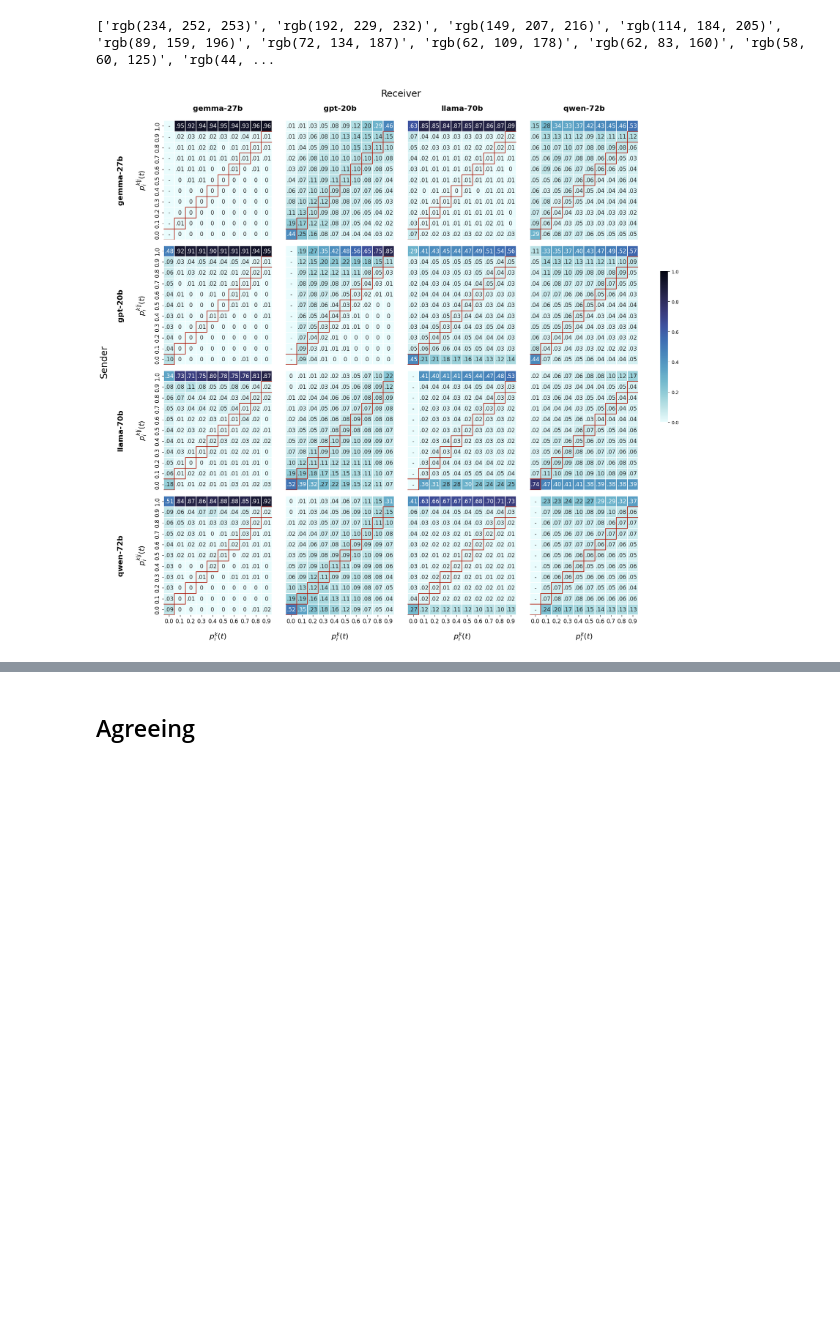
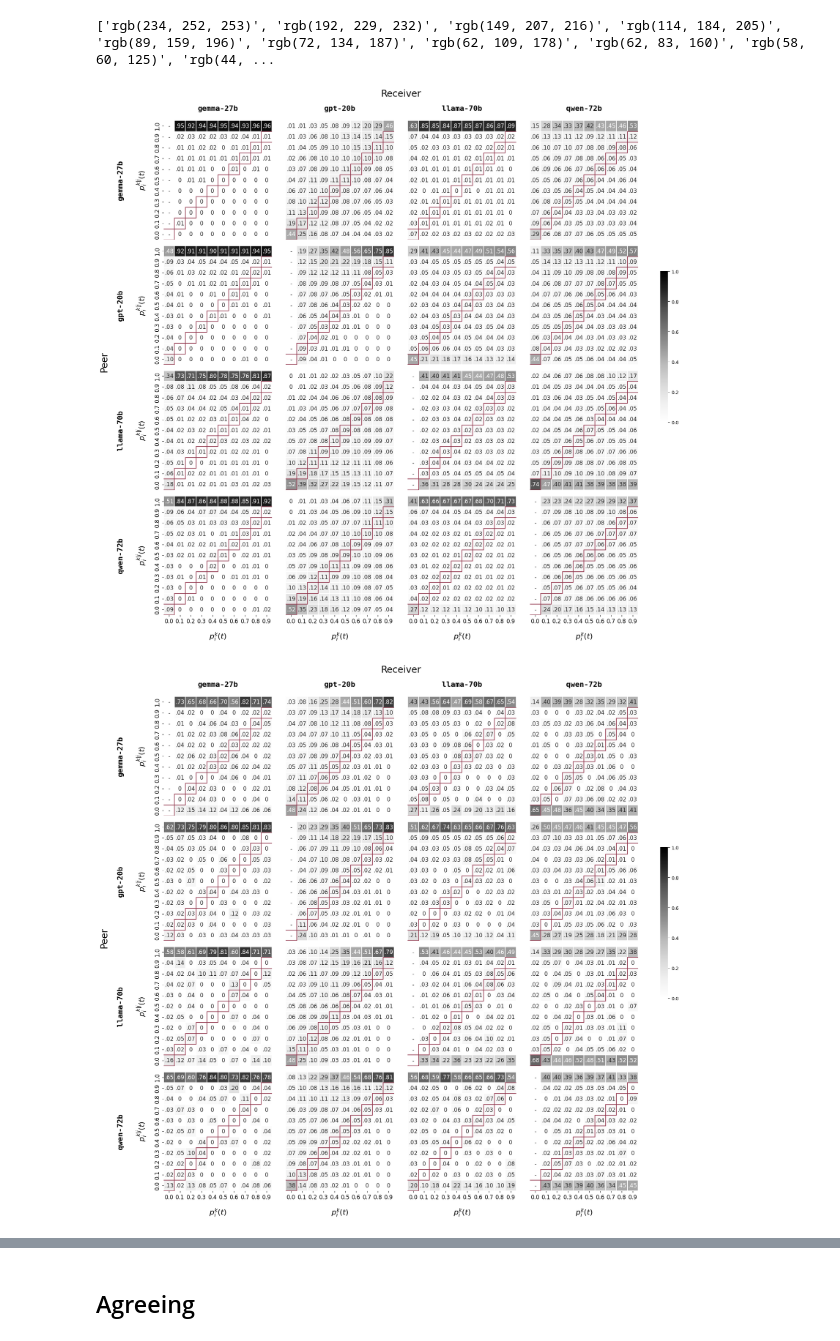
Before and after one commit to fridanl/thesis-mas, a Jupyter notebook: src/eda.ipynb, the cells around one changed output, grey strips where cells are left out. Cells and saved outputs as stored; diff of their text form; code cells hidden in the pictures; blank space fills up the shorter version.

```diff
--- a/src/eda.ipynb
+++ b/src/eda.ipynb
@@ -38,9 +189,10 @@ def load_deltas_main(base_path: Path):
 
         dataset = dataset_dir / 'main'
 
-        print(dataset_dir.name.upper())
+        for file in dataset.glob('*.csv'):
+            if file.stem == 'claims_label_consistency':
+                continue
 
-        for file in dataset.glob('*.csv'):
             name = file.stem
 
             parts = name.split("_")
@@ -193,7 +265,7 @@ def to_latex_pivot(df: pd.DataFrame, value_col: str, caption: str, label: str) -
     \\resizebox{{\\textwidth}}{{!}}{{
     \\begin{{tabular}}{{{col_format}}}
     \\toprule
-    \\diagbox{{Sender}}{{Receiver}} & {col_headers} \\\\
+    \\diagbox{{Peer}}{{Receiver}} & {col_headers} \\\\
     \\midrule
         {body}
     \\bottomrule
@@ -1026,7 +1093,7 @@ def draw_heatmap_influence(ax, grid, show_cbar, cbar_ax):
     sns.heatmap(
         grid_filled,
         ax=ax,
-        cmap=CMAP,
+        cmap='Grays',
         # norm = matplotlib.colors.PowerNorm(gamma=0.5),
         vmin=VMIN,
         vmax=VMAX,
@@ -1110,6 +1177,7 @@ def plot_heatmap_influence_large(df: pd.DataFrame, dataset: str, dataset_config:
                     ha='center', va='center',
                     fontsize=16, fontweight='bold',
                     rotation=90,
+                    family= 'monospace'
                 )
                 ax.set_yticks(np.arange(len(y_vals)) + 0.5)
                 ax.set_yticklabels(ytick_labels, fontsize = 12)
@@ -1126,7 +1194,8 @@ def plot_heatmap_influence_large(df: pd.DataFrame, dataset: str, dataset_config:
                     xytext=(0.5, 1.1),
                     textcoords='axes fraction',
                     ha='center', va='center',
-                    fontsize=16, fontweight='bold'
+                    fontsize=16, fontweight='bold',
+                    family = 'monospace'
                 )
 
             if is_bottom:
@@ -1156,7 +1225,7 @@ def plot_heatmap_influence_large(df: pd.DataFrame, dataset: str, dataset_config:
                     stair_x.append(xs[i])
                     stair_y.append(ys[i])
 
-            ax.plot(stair_x, stair_y, color='#ae2012', linewidth=1.5, linestyle='-', alpha = 0.9)
+            ax.plot(stair_x, stair_y, color='#92374D', linewidth=1.5, linestyle='-', alpha = 0.9)
 
             heat_rows, heat_cols = grid_values.shape  # 11, 10
             xs, ys = [], []
@@ -1176,24 +1245,25 @@ def plot_heatmap_influence_large(df: pd.DataFrame, dataset: str, dataset_config:
                     stair_x.append(xs[i])
                     stair_y.append(ys[i])
 
-            ax.plot(stair_x, stair_y, color='#ae2012', linewidth=1.5, linestyle='-', alpha = 0.9)
+            ax.plot(stair_x, stair_y, color='#92374D', linewidth=1.5, linestyle='-', alpha = 0.9)
 
     fig.text(0.53, 0.94, "Receiver", ha='center', fontsize=20,)
-    fig.text(0.03, 0.50, "Sender",   va='center', fontsize=20, rotation=90)
+    fig.text(0.03, 0.50, "Peer",   va='center', fontsize=20, rotation=90)
 
     plt.savefig(f'../plots/influence-{dataset}.png', dpi=300, bbox_inches = 'tight')
 # %%
 LARGE_MODELS = ['llama-70b','gemma-27b', 'qwen-72b', 'gpt-20b']
 
 ROW_ORDER = sorted(LARGE_MODELS)
 COL_ORDER = sorted(LARGE_MODELS)
 
 VMIN = 0
 VMAX = 1
-DATASET_NAMES = ['sarcasm']# , 'commonsense', 'sentiment'] #list(DELTAS.keys())
+DATASET_NAMES = ['sarcasm', 'commonsense', 'sentiment'] #list(DELTAS.keys())
 
 for data_name in DATASET_NAMES:
     data = DELTAS[data_name]['disagreeing']['all']
     plot_heatmap_influence_large(data, dataset=data_name, dataset_config=DATASETS[data_name])
 # %% [output]
-[figure, old version]
+[figure, new version]
+[figure, added]
```
Also changed, not shown: parts of 56 cells of this notebook, 29 other files.
